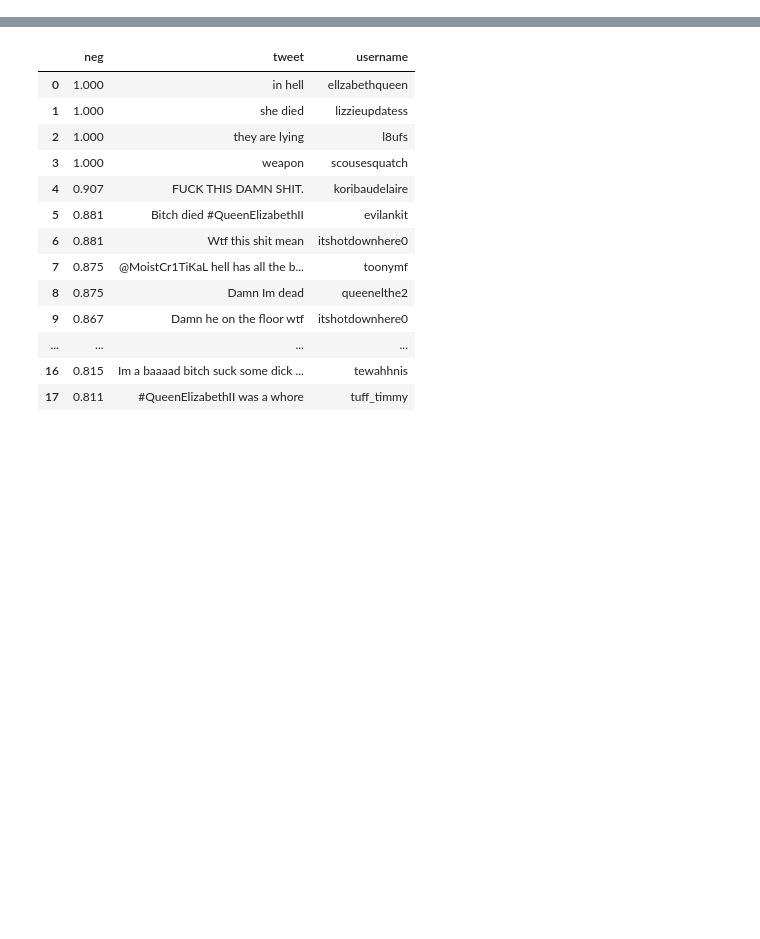
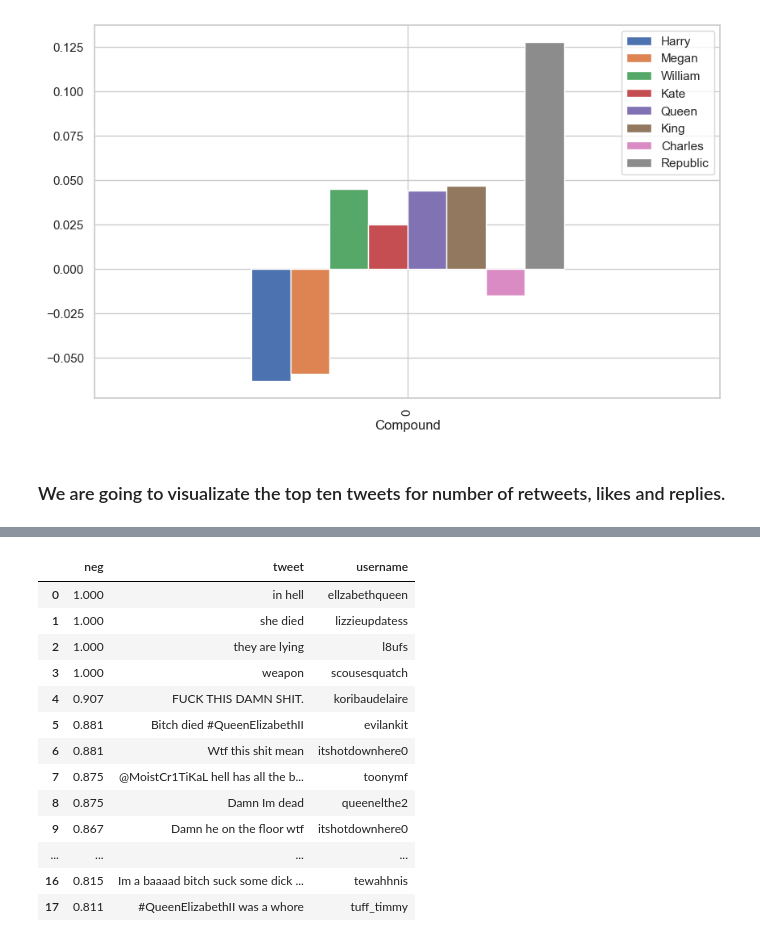
Before and after one commit to GuilleNes/project-IV-sentiment-analysis-api, a Jupyter notebook: main.ipynb, the cells around one changed output, grey strips where cells are left out. Drawn from its saved outputs; the diff is of its cells as text; code cells hidden in the pictures; blank space fills up the shorter version.

```diff
--- a/main.ipynb
+++ b/main.ipynb
@@ -3,8 +3,6 @@ import requests as re
 import pandas as pd
 import src.API_functions as api
 import seaborn as sns
-import re
-import os
 
 import nltk
 from nltk.sentiment.vader import SentimentIntensityAnalyzer
@@ -18,6 +16,11 @@ import sqlalchemy as alch
 from getpass import getpass
 import src.cleaning_functions as cleafun
 
+%matplotlib inline
+%config Inlinebackend.figure_format = 'retina'
+sns.set_context("paper")
+sns.set(rc={"figure.figsize": (10.,6.)})
+sns.set_style("whitegrid")
 
 #
 import numpy as np
@@ -33,3 +55,10 @@ api.compound_by_name("Megan")
+# %%
+df.plot(y = ["Harry", "Megan", "William", "Kate", "Queen", "King", "Charles", "Republic"], kind = "bar", xlabel= "Compound");
+plt.savefig('data/name.png')
+# %% [output]
+[figure, added]
+# %% [markdown]
+### We are going to visualizate the top ten tweets for number of retweets, likes and replies.
 # %%
 api.get_top_tweets("retweets_count")
 # %% [output]
```
Also changed, not shown: parts of 12 cells of this notebook, 6 other files.
